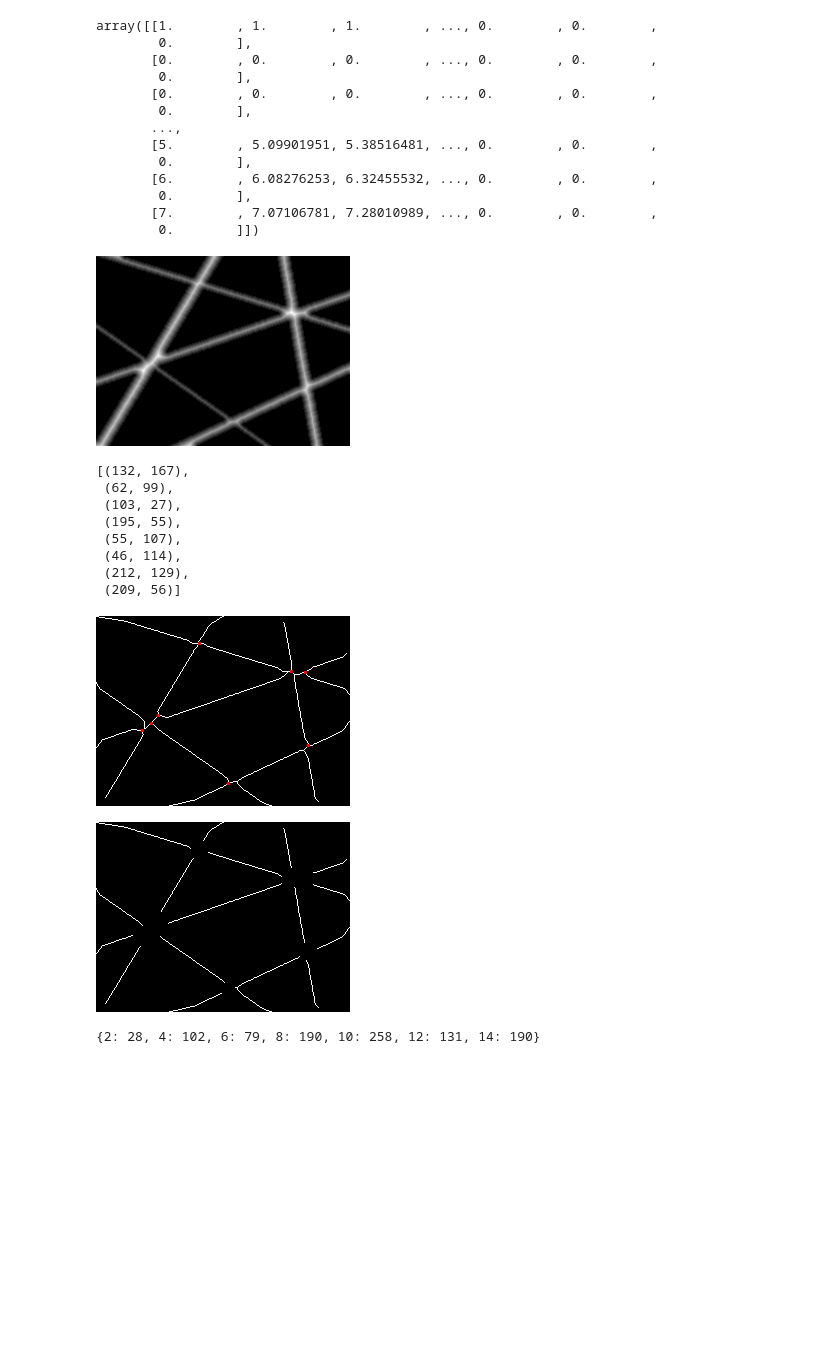
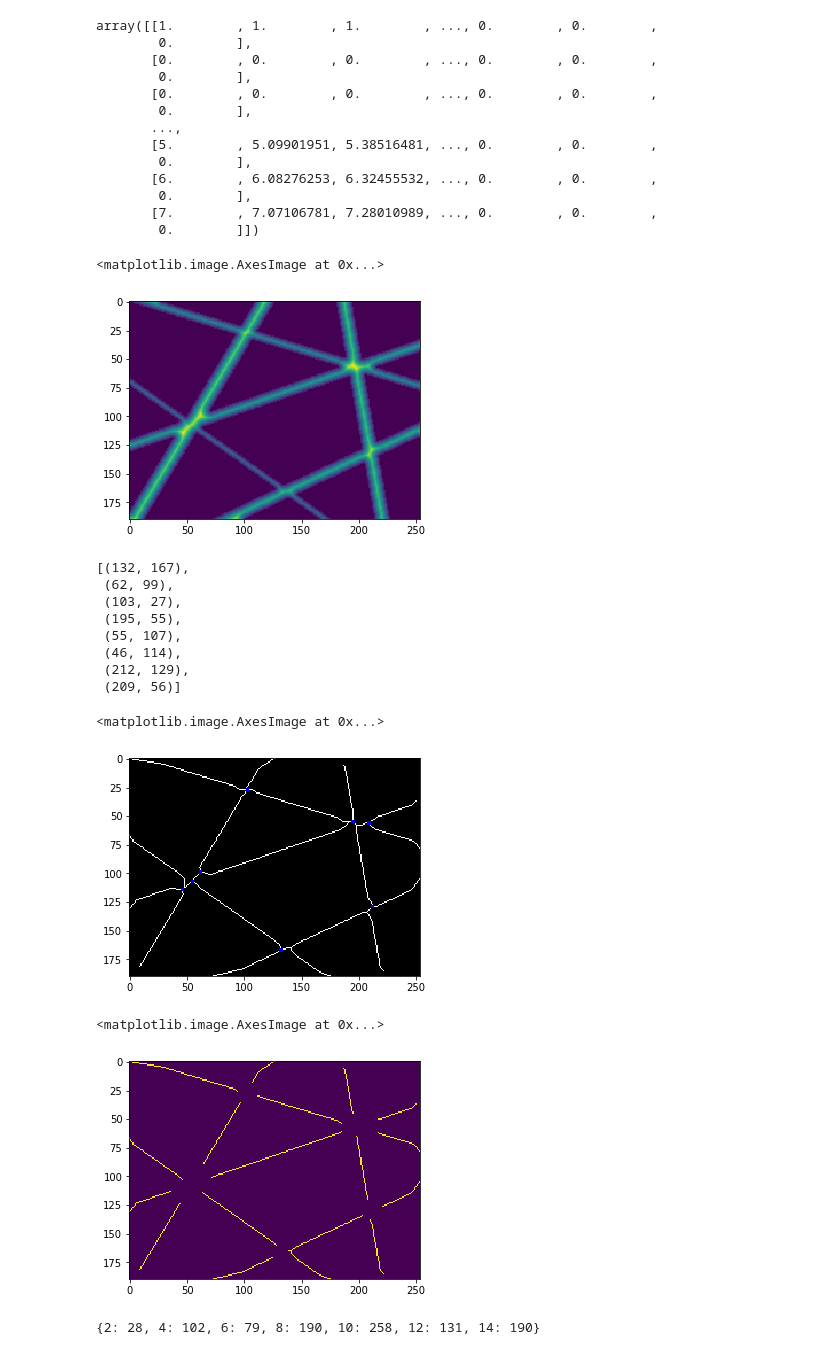
Before and after one commit to alainno/fibras, a Jupyter notebook: distance_transform/diametro.ipynb, the cells around one changed output. Saved outputs shown, nothing was run; the diff lists cells and outputs as text; code cells hidden in the pictures; blank space fills up the shorter version.

Commit message:
plot con matplotlib

```diff
--- a/distance_transform/diametro.ipynb
+++ b/distance_transform/diametro.ipynb
@@ -208,9 +206,11 @@ import cv2
 
 distanceMapNormalized = distance.copy()
 cv2.normalize(distance, distanceMapNormalized, 0, 255, cv2.NORM_MINMAX)
-cv2_imshow(distanceMapNormalized)
+#cv2_imshow(distanceMapNormalized)
+plt.imshow(distanceMapNormalized)
 # %% [output]
+<matplotlib.image.AxesImage at 0x...>
-[figure, old version]
+[figure, new version]
 # %%
 # detección de intersecciones
 
@@ -283,7 +283,6 @@ intersecciones
  (209, 56)]
 # %%
 # mostrando las intersecciones
-
 RGB = np.zeros((prunned2.shape[0],prunned2.shape[1],3), dtype=np.uint8)
 RGB[prunned2]  = [255,255,255]
 RGB[~prunned2] = [0,0,0]
@@ -309,39 +308,43 @@ for cross in intersecciones:
   RGB[x][y_1] = [0,0,255]
   RGB[x_1][y_1] = [0,0,255]
 
-cv2_imshow(RGB)
+#cv2_imshow(RGB)
+plt.imshow(RGB)
 # %% [output]
+<matplotlib.image.AxesImage at 0x...>
-[figure, old version]
+[figure, new version]
 # %%
 # ancho de intersecciones
 
 def removeCross(cross, distanceMap, thinned):
 
   width = distanceMap[cross[1]][cross[0]]
 
   width = width.astype('uint8')
 
   for x in range(0,width*2+1):
     for y in range(0,width*2+1):
       #print(x - width, y - width)
 
       i = cross[1] - width + x
       j = cross[0] - width + y
 
       thinned[i][j] = False
 
   return thinned
 
 #cross = intersecciones[0]
 
 uncrossed = prunned2.copy()
 
 for cross in intersecciones:
   uncrossed = removeCross(cross, distance, uncrossed)
 
-cv2_imshow(np.where(uncrossed==True, 255, uncrossed))
+#cv2_imshow(np.where(uncrossed==True, 255, uncrossed))
+plt.imshow(np.where(uncrossed==True, 255, uncrossed))
 # %% [output]
+<matplotlib.image.AxesImage at 0x...>
-[figure, old version]
+[figure, new version]
 # %%
 # conteo de pixeles
 
```
Also changed, not shown: parts of 6 cells of this notebook.
